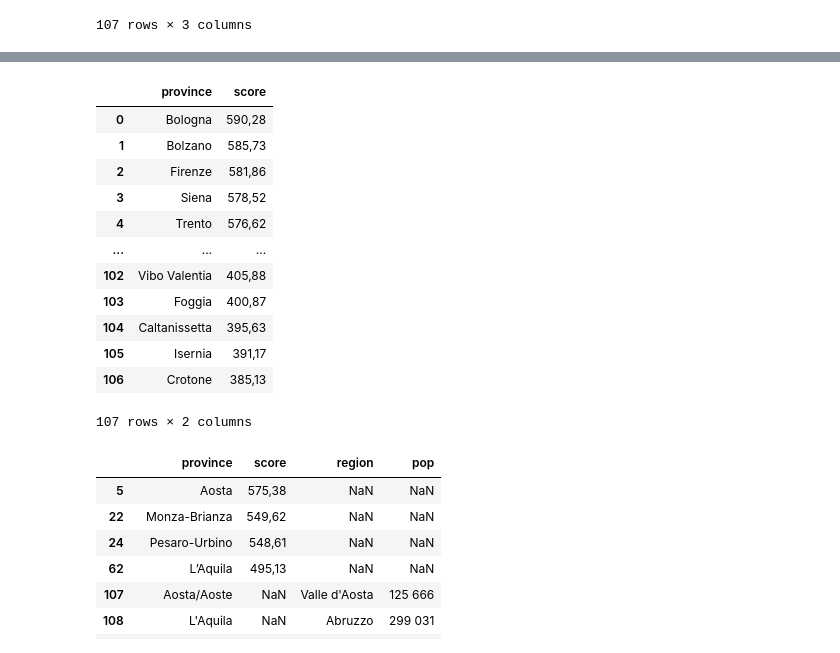
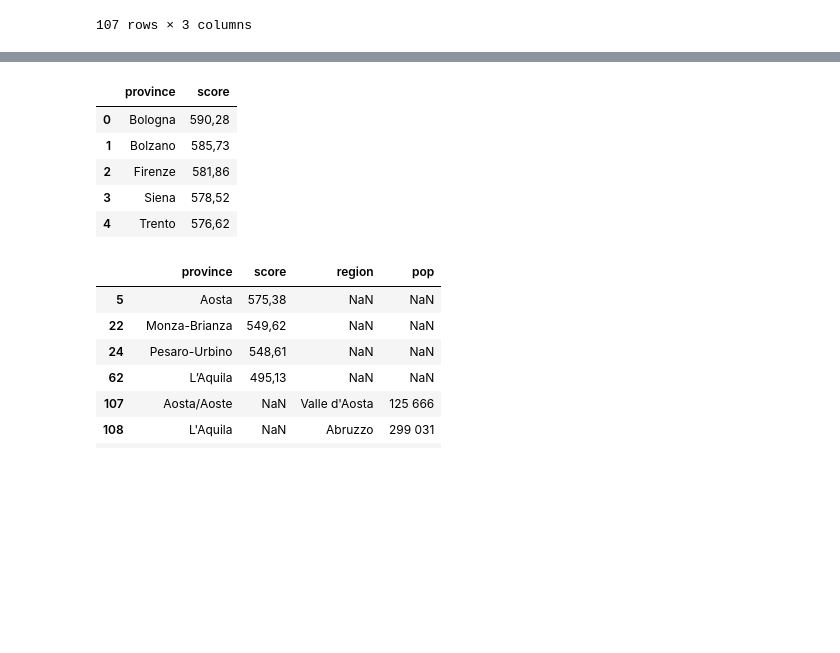
Before and after one commit to S3tuit/jup_lab, a Jupyter notebook: femm.ipynb, the cells around one changed output, grey strips where cells are left out. Drawn from its saved outputs; the diff is of its cells as text; code cells hidden in the pictures; blank space fills up the shorter version.

```diff
--- a/femm.ipynb
+++ b/femm.ipynb
@@ -434,19 +401,12 @@ Name: province, Length: 107, dtype: object
 # %%
-df_wb
+df_wb.head()
 # %% [output]
 |  | province | score |
 | 0 | Bologna | 590,28 |
 | 1 | Bolzano | 585,73 |
 | 2 | Firenze | 581,86 |
 | 3 | Siena | 578,52 |
 | 4 | Trento | 576,62 |
-| ... | ... | ... |
-| 102 | Vibo Valentia | 405,88 |
-| 103 | Foggia | 400,87 |
-| 104 | Caltanissetta | 395,63 |
-| 105 | Isernia | 391,17 |
-| 106 | Crotone | 385,13 |
-107 rows × 2 columns
 # %%
 df_wb_pop = pd.merge(df_wb, df_pop, on='province', how='outer')
 df_wb_pop.loc[(df_wb_pop['score'].isnull() | df_wb_pop['pop'].isnull()), :]
```
Also changed, not shown: parts of 26 cells of this notebook, 1 other file.
